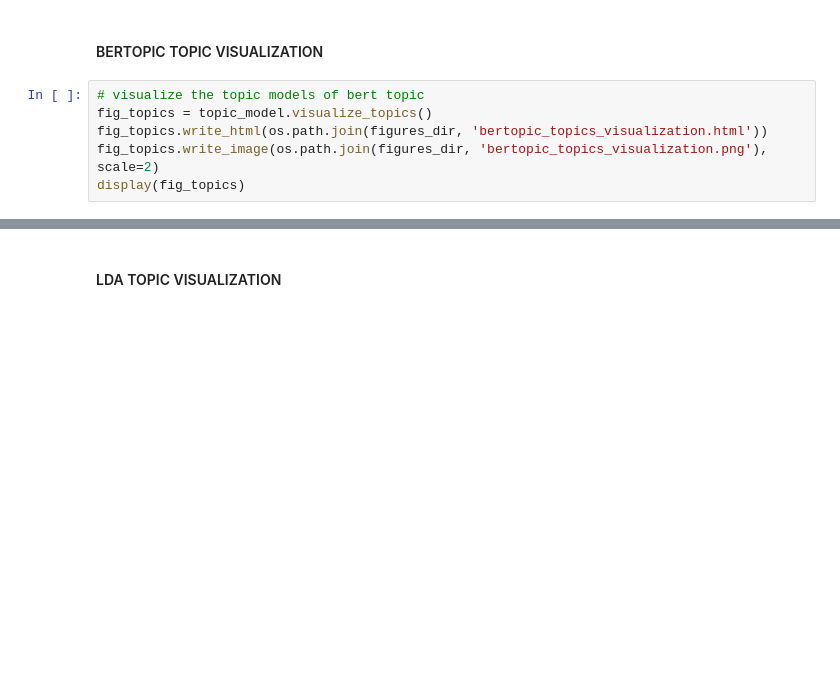
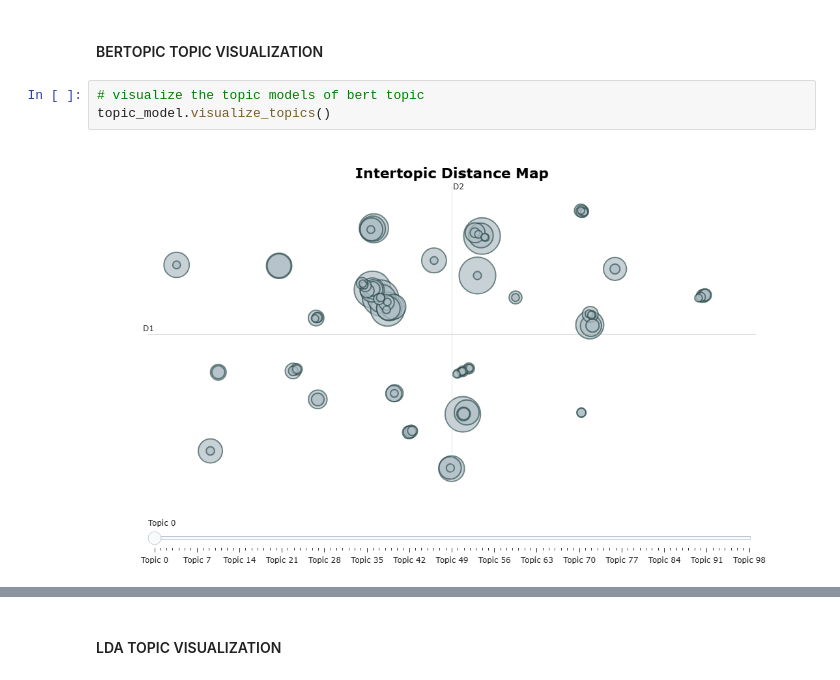
Before and after one commit to Thiruvel-AP/TextAnalytics, a Jupyter notebook: notebooks/04_pipeline/TopicModelling.ipynb, the cells around one changed output, grey strips where cells are left out. Drawn from its saved outputs; the diff is of its cells as text; blank space fills up the shorter version.

```diff
--- a/notebooks/04_pipeline/TopicModelling.ipynb
+++ b/notebooks/04_pipeline/TopicModelling.ipynb
@@ -232,9 +162,8 @@ Notes:
 #### BERTOPIC TOPIC VISUALIZATION
 # %%
 # visualize the topic models of bert topic
-fig_topics = topic_model.visualize_topics()
-fig_topics.write_html(os.path.join(figures_dir, 'bertopic_topics_visualization.html'))
-fig_topics.write_image(os.path.join(figures_dir, 'bertopic_topics_visualization.png'), scale=2)
-display(fig_topics)
+topic_model.visualize_topics()
+# %% [output]
+[figure, added]
 # %%
 # Heatmap of Topic Similarities
```
Also changed, not shown: parts of 29 cells of this notebook, 6 other files.
